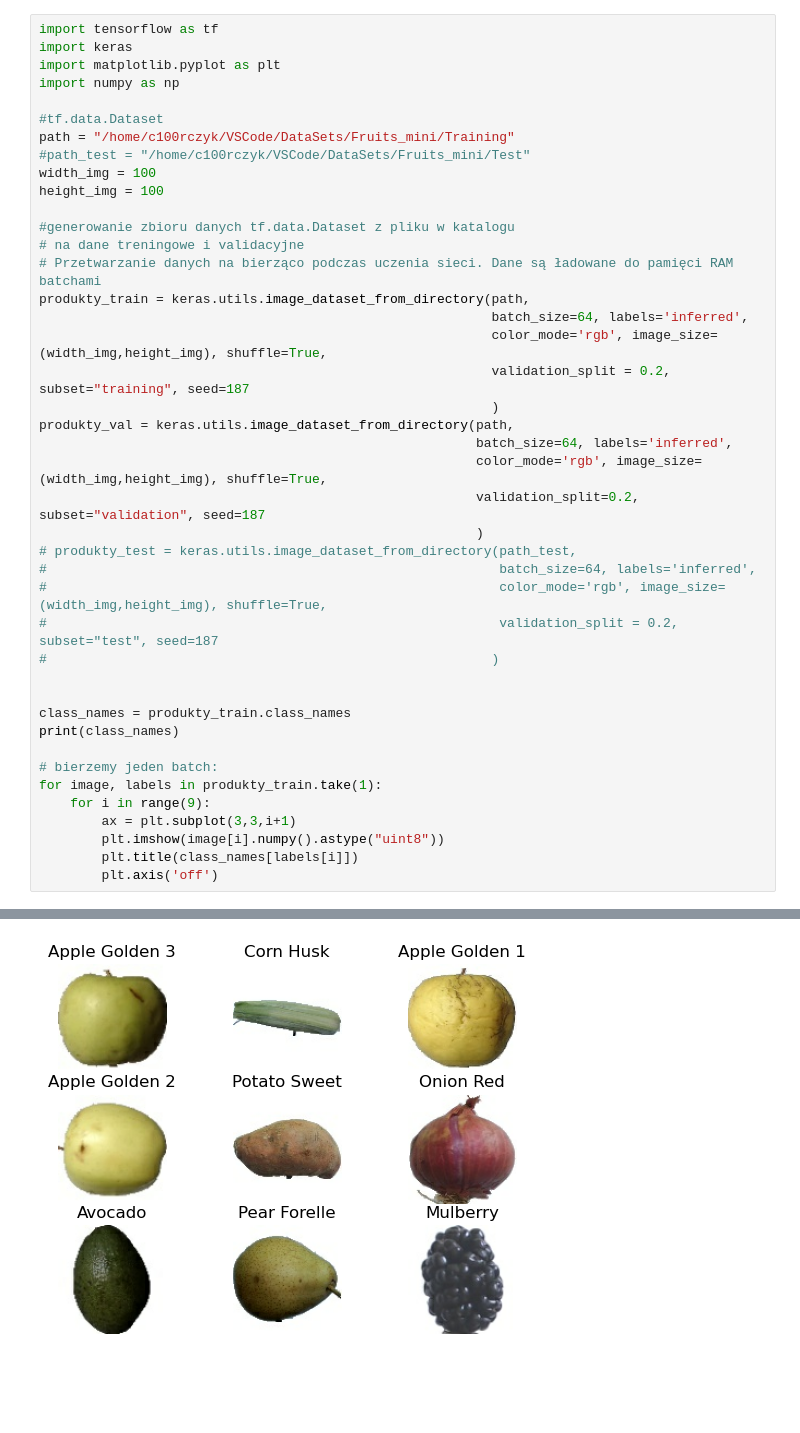
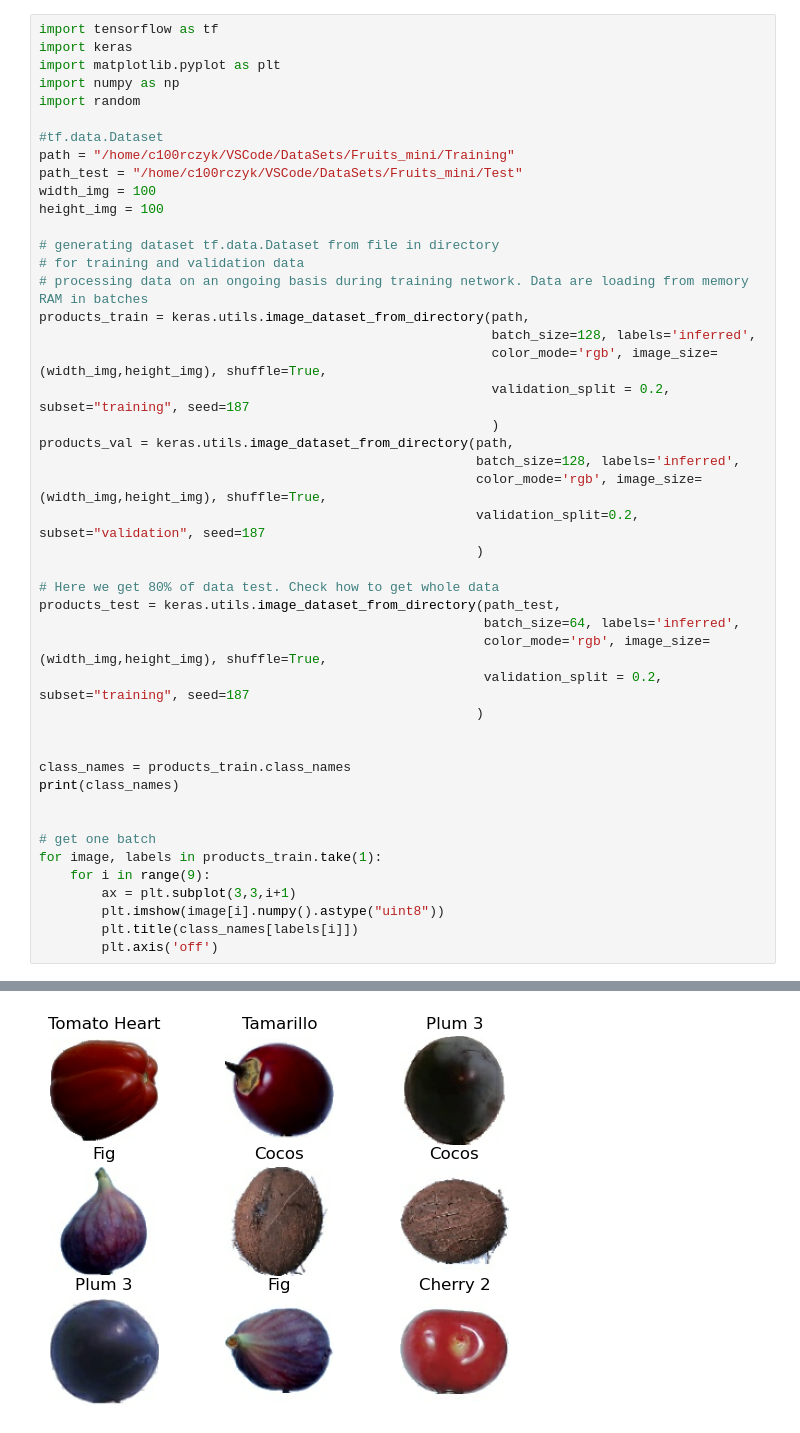
Before and after one commit to c100rczyk/Team_project_PWR, a Jupyter notebook: Siamese_Net.ipynb, the cells around one changed output, grey strips where cells are left out. Saved outputs shown, nothing was run; the diff lists cells and outputs as text; blank space fills up the shorter version.

Commit message:
get all necessary data, make pairs, and sort properly

```diff
--- a/Siamese_Net.ipynb
+++ b/Siamese_Net.ipynb
@@ -3,38 +3,42 @@ import tensorflow as tf
 import keras
 import matplotlib.pyplot as plt
 import numpy as np
+import random
 
 #tf.data.Dataset
 path = "/home/c100rczyk/VSCode/DataSets/Fruits_mini/Training"
-#path_test = "/home/c100rczyk/VSCode/DataSets/Fruits_mini/Test"
+path_test = "/home/c100rczyk/VSCode/DataSets/Fruits_mini/Test"
 width_img = 100
 height_img = 100
 
-#generowanie zbioru danych tf.data.Dataset z pliku w katalogu
-# na dane treningowe i validacyjne
-# Przetwarzanie danych na bierząco podczas uczenia sieci. Dane są ładowane do pamięci RAM batchami
-produkty_train = keras.utils.image_dataset_from_directory(path,
-                                                          batch_size=64, labels='inferred',
+# generating dataset tf.data.Dataset from file in directory
+# for training and validation data
+# processing data on an ongoing basis during training network. Data are loading from memory RAM in batches
+products_train = keras.utils.image_dataset_from_directory(path,
+                                                          batch_size=128, labels='inferred',
                                                           color_mode='rgb', image_size=(width_img,height_img), shuffle=True,
                                                           validation_split = 0.2, subset="training", seed=187
                                                           )
-produkty_val = keras.utils.image_dataset_from_directory(path,
-                                                        batch_size=64, labels='inferred',
+products_val = keras.utils.image_dataset_from_directory(path,
+                                                        batch_size=128, labels='inferred',
                                                         color_mode='rgb', image_size=(width_img,height_img), shuffle=True,
                                                         validation_split=0.2, subset="validation", seed=187
                                                         )
-# produkty_test = keras.utils.image_dataset_from_directory(path_test,
-#                                                          batch_size=64, labels='inferred',
-#                                                          color_mode='rgb', image_size=(width_img,height_img), shuffle=True,
-#                                                          validation_split = 0.2, subset="test", seed=187
-#                                                         )
+
+# Here we get 80% of data test. Check how to get whole data
+products_test = keras.utils.image_dataset_from_directory(path_test,
+                                                         batch_size=64, labels='inferred',
+                                                         color_mode='rgb', image_size=(width_img,height_img), shuffle=True,
+                                                         validation_split = 0.2, subset="training", seed=187
+                                                        )
 
 
-class_names = produkty_train.class_names
+class_names = products_train.class_names
 print(class_names)
 
-# bierzemy jeden batch:
-for image, labels in produkty_train.take(1):
+
+# get one batch
+for image, labels in products_train.take(1):
     for i in range(9):
         ax = plt.subplot(3,3,i+1)
         plt.imshow(image[i].numpy().astype("uint8"))
@@ -50 +56 @@ Using 13538 files for validation.
-[figure, old version]
+[figure, new version]
```
Also changed, not shown: parts of 7 cells of this notebook.
